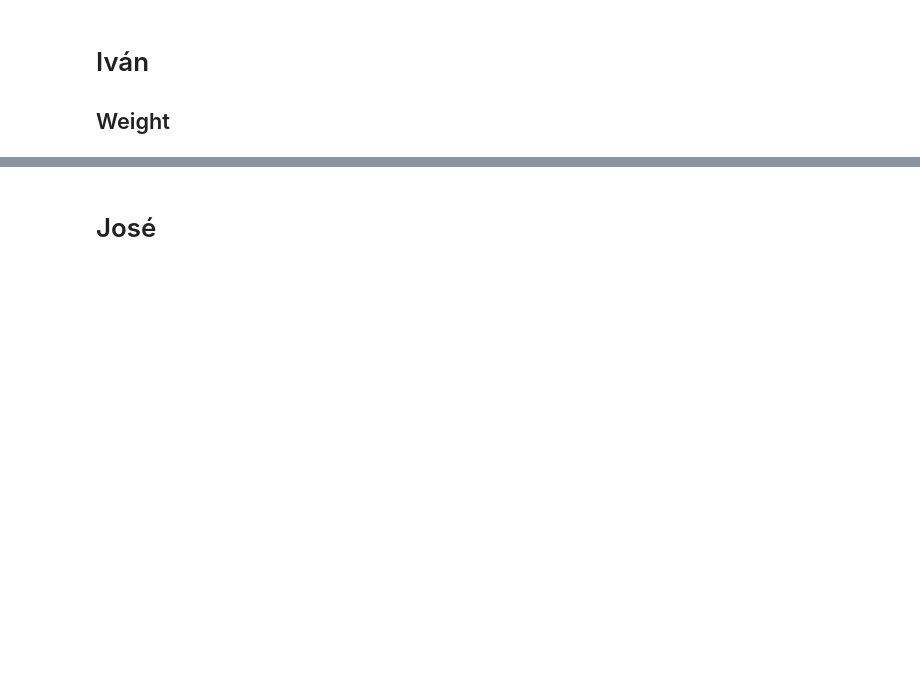
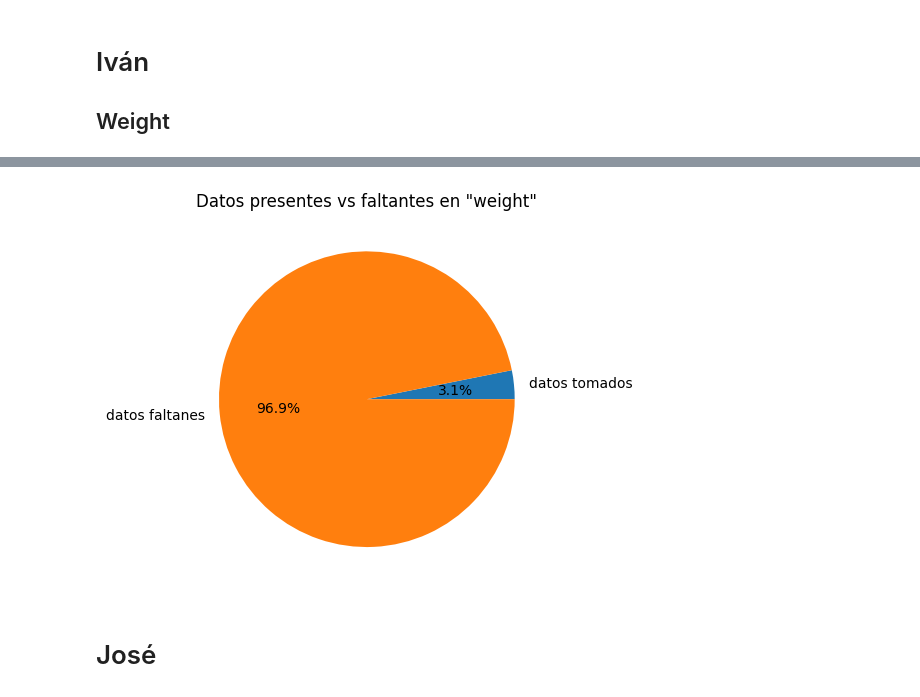
Before and after one commit to LasciaStare/MachineLearning, a Jupyter notebook: EDA.ipynb, the cells around one changed output, grey strips where cells are left out. Cells and saved outputs as stored; diff of their text form; code cells hidden in the pictures; blank space fills up the shorter version.

```diff
--- a/EDA.ipynb
+++ b/EDA.ipynb
@@ -140,3 +175,9 @@ Name: count, dtype: int64
+# %%
+plt.pie([df['weight'].notnull().mean(), df['weight'].isnull().mean()], labels=['datos tomados','datos faltanes'], autopct='%1.1f%%')
+plt.title('Datos presentes vs faltantes en "weight"')
+plt.show()
+# %% [output]
+[figure, added]
 # %% [markdown]
 # José
 # %% [markdown]
```
Also changed, not shown: parts of 8 cells of this notebook.
